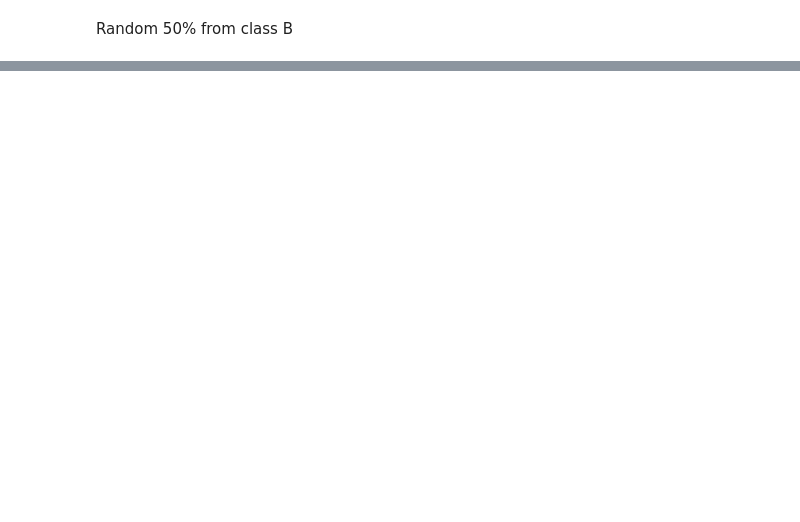
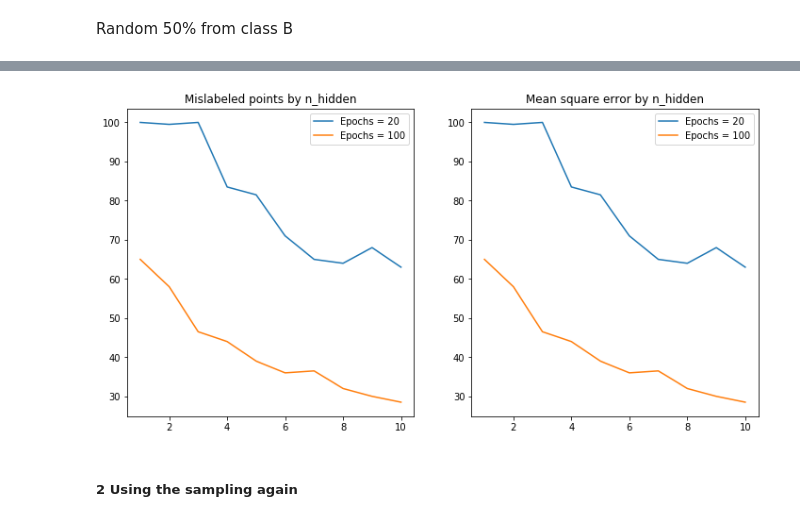
Before and after one commit to romainrey/ANN_DD2437, a Jupyter notebook: Labs_Code/Romain/Labs1.ipynb, the cells around one changed output, grey strips where cells are left out. Saved outputs shown, nothing was run; the diff lists cells and outputs as text; code cells hidden in the pictures; blank space fills up the shorter version.

```diff
--- a/Labs_Code/Romain/Labs1.ipynb
+++ b/Labs_Code/Romain/Labs1.ipynb
@@ -588,0 +576,7 @@ Median number of errors:  86.0
+# %%
+dataset, classes = generate_points(n = 100, m_A = [2., 2], m_B = [1, 4], sigma_A = 1, sigma_B = 0.5)
+fig, ax = plt.subplots()
+ax.scatter(x = dataset[:,0], y = dataset[:,1], c=classes, label=classes, edgecolors='none')
+ax.grid(True)
+ax.set_title('Generated linearly separable points of two classes')
+plt.show()
@@ -588,0 +650,22 @@ Median number of errors:  86.0
+# %%
+epochs_list = [20, 100]
+n_hidden_list = [i for i in range(1,11)]
+
+error_epoch_label_list, error_epoch_mean_square_list = test_multi_layer(classes=classes, dataset=dataset,test_classes= classes,
+                                                                        test_dataset = dataset, epochs_list=epochs_list,
+                                                                        n_hidden_list= n_hidden_list)
+# %%
+fig, axs = plt.subplots(1,2,figsize=(12, 6))
+axs[0].plot(n_hidden_list, error_epoch_label_list[0], label='Epochs = 20')
+axs[0].plot(n_hidden_list, error_epoch_label_list[1], label='Epochs = 100')
+axs[0].set_title('Mislabeled points by n_hidden')
+axs[0].legend()
+axs[1].plot(n_hidden_list, error_epoch_label_list[0], label='Epochs = 20')
+axs[1].plot(n_hidden_list, error_epoch_label_list[1], label='Epochs = 100')
+axs[1].set_title('Mean square error by n_hidden')
+axs[1].legend()
+plt.show()
+# %% [output]
+[figure, added]
+# %% [markdown]
+##### 2 Using the sampling again
```
Also changed, not shown: parts of 34 cells of this notebook.
